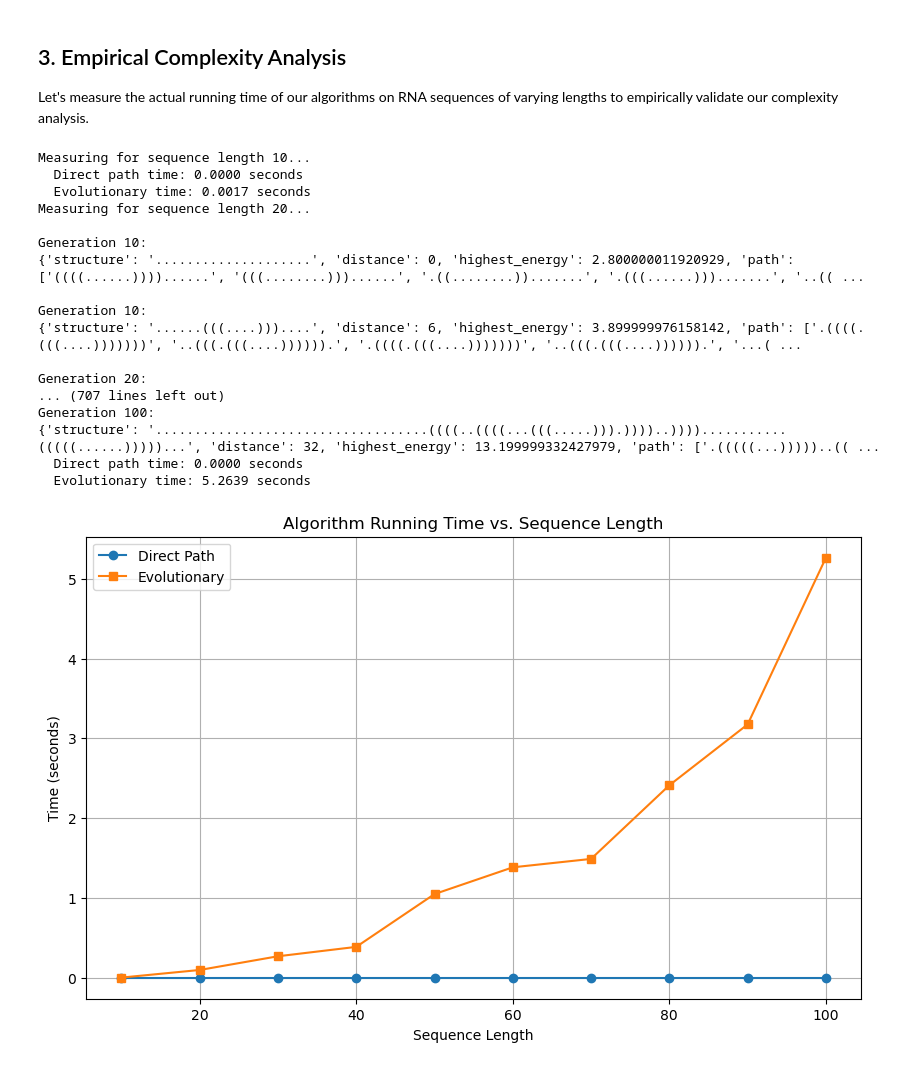
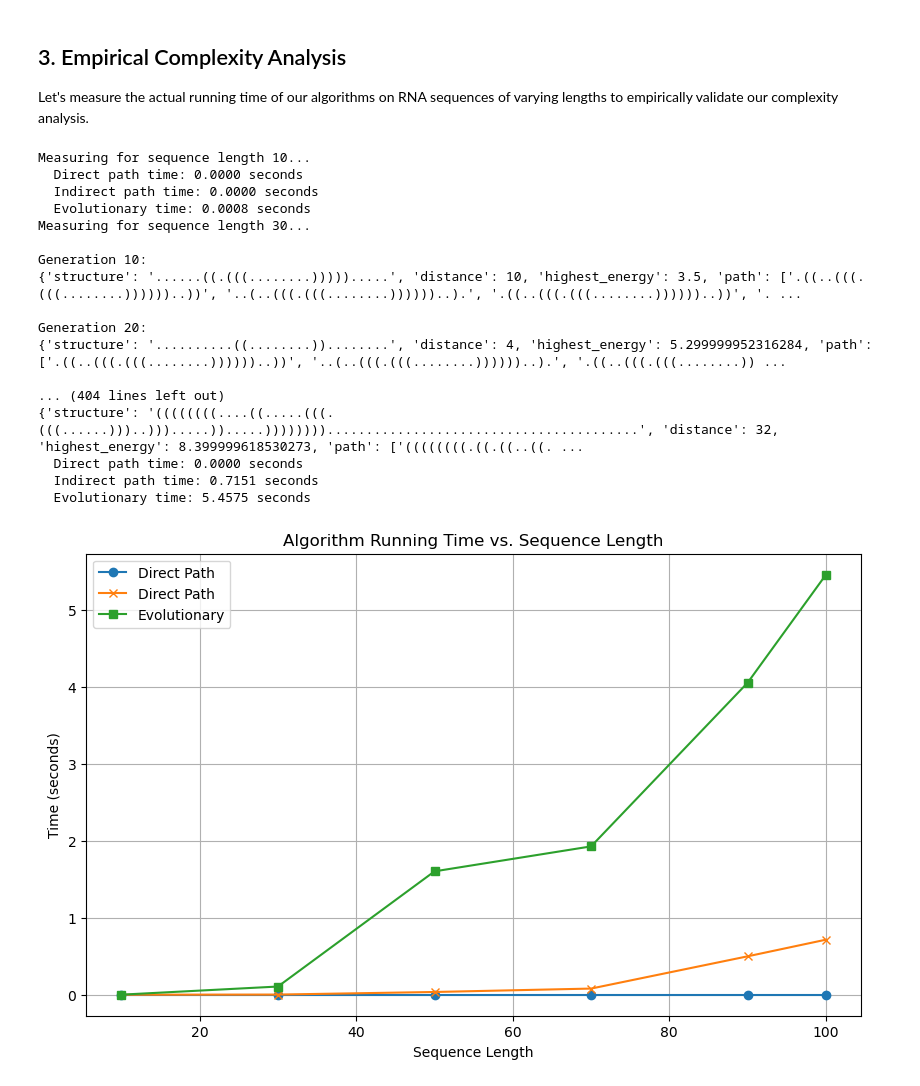
Before and after one commit to lusxvr/rna_energy_barriers, a Jupyter notebook: complexity_analysis.ipynb, the cells around one changed output. Drawn from its saved outputs; the diff is of its cells as text; code cells hidden in the pictures.

```diff
--- a/complexity_analysis.ipynb
+++ b/complexity_analysis.ipynb
@@ -137,6 +161,32 @@ def measure_direct_path_time(seq_length, num_trials=3):
         times.append(end_time - start_time)
 
     return np.mean(times)
+# %%
+def measure_indirect_path_time(seq_length, num_trials=3):
+    """Measure the time taken by the indirect path algorithm for a given sequence length"""
+    times = []
+
+    for _ in range(num_trials):
+        # Generate a random RNA sequence
+        seq = generate_random_rna(seq_length)
+
+        # Generate start and end structures
+        fc = RNA.fold_compound(seq)
+        start_struct, _ = fc.mfe()
+        end_struct = '.' * seq_length  # Completely unpaired structure
+
+        # Create RNA structure objects
+        start = RNAStructure(seq, structure=start_struct)
+        end = RNAStructure(seq, structure=end_struct)
+
+        # Measure time for direct path finding
+        start_time = time.time()
+        path = find_indirect_path(start, end)
+        end_time = time.time()
+
+        times.append(end_time - start_time)
+
+    return np.mean(times)
 # %%
 def measure_evolutionary_time(seq_length, num_trials=3, N=10, max_steps=100):
     """Measure the time taken by the evolutionary algorithm for a given sequence length"""
@@ -161,51 +211,56 @@ def measure_evolutionary_time(seq_length, num_trials=3, N=10, max_steps=100):
     return np.mean(times)
 # %%
 # Measure running times for different sequence lengths
-seq_lengths = [10, 20, 30, 40, 50, 60, 70, 80, 90, 100]
+seq_lengths = [10, 30, 50, 70, 90, 100]
 direct_times = []
+indirect_times = []
 evolutionary_times = []
 
 for length in seq_lengths:
     print(f"Measuring for sequence length {length}...")
     direct_time = measure_direct_path_time(length)
+    indirect_time = measure_indirect_path_time(length)
     evolutionary_time = measure_evolutionary_time(length)
 
     direct_times.append(direct_time)
+    indirect_times.append(indirect_time)
     evolutionary_times.append(evolutionary_time)
 
     print(f"  Direct path time: {direct_time:.4f} seconds")
+    print(f"  Indirect path time: {indirect_time:.4f} seconds")
     print(f"  Evolutionary time: {evolutionary_time:.4f} seconds")
 # %% [output]
 Measuring for sequence length 10...
   Direct path time: 0.0000 seconds
-  Evolutionary time: 0.0017 seconds
-Measuring for sequence length 20...
+  Indirect path time: 0.0000 seconds
+  Evolutionary time: 0.0008 seconds
+Measuring for sequence length 30...
 
 Generation 10:
-{'structure': '....................', 'distance': 0, 'highest_energy': 2.800000011920929, 'path': ['((((......))))......', '(((........)))......', '.((........)).......', '.(((......))).......', '..(( ...
-
-Generation 10:
-{'structure': '......(((....)))....', 'distance': 6, 'highest_energy': 3.899999976158142, 'path': ['.((((.(((....)))))))', '..(((.(((....)))))).', '.((((.(((....)))))))', '..(((.(((....)))))).', '...( ...
+{'structure': '......((.(((........))))).....', 'distance': 10, 'highest_energy': 3.5, 'path': ['.((..(((.(((........))))))..))', '..(..(((.(((........))))))..).', '.((..(((.(((........))))))..))', '. ...
 
 Generation 20:
-... (707 lines left out)
-Generation 100:
-{'structure': '...................................((((..((((...(((.....))).))))..))))...........(((((......)))))...', 'distance': 32, 'highest_energy': 13.199999332427979, 'path': ['.(((((...)))))..(( ...
+{'structure': '..........((........))........', 'distance': 4, 'highest_energy': 5.299999952316284, 'path': ['.((..(((.(((........))))))..))', '..(..(((.(((........))))))..).', '.((..(((.(((........)) ...
+
+... (404 lines left out)
+{'structure': '((((((((....((.....(((.(((......)))..))).....)).....))))))))........................................', 'distance': 32, 'highest_energy': 8.399999618530273, 'path': ['((((((((.((.((..((. ...
   Direct path time: 0.0000 seconds
-  Evolutionary time: 5.2639 seconds
+  Indirect path time: 0.7151 seconds
+  Evolutionary time: 5.4575 seconds
 # %%
 # Plot the results
 plt.figure(figsize=(10, 6))
 plt.plot(seq_lengths, direct_times, 'o-', label='Direct Path')
+plt.plot(seq_lengths, indirect_times, 'x-', label='Direct Path')
 plt.plot(seq_lengths, evolutionary_times, 's-', label='Evolutionary')
 plt.xlabel('Sequence Length')
 plt.ylabel('Time (seconds)')
 plt.title('Algorithm Running Time vs. Sequence Length')
 plt.legend()
 plt.grid(True)
 plt.show()
 # %% [output]
-[figure, old version]
+[figure, new version]
 # %% [markdown]
 ## 4. How Our Heuristics Approximate Solutions
 
```
Also changed, not shown: parts of 5 cells of this notebook.
